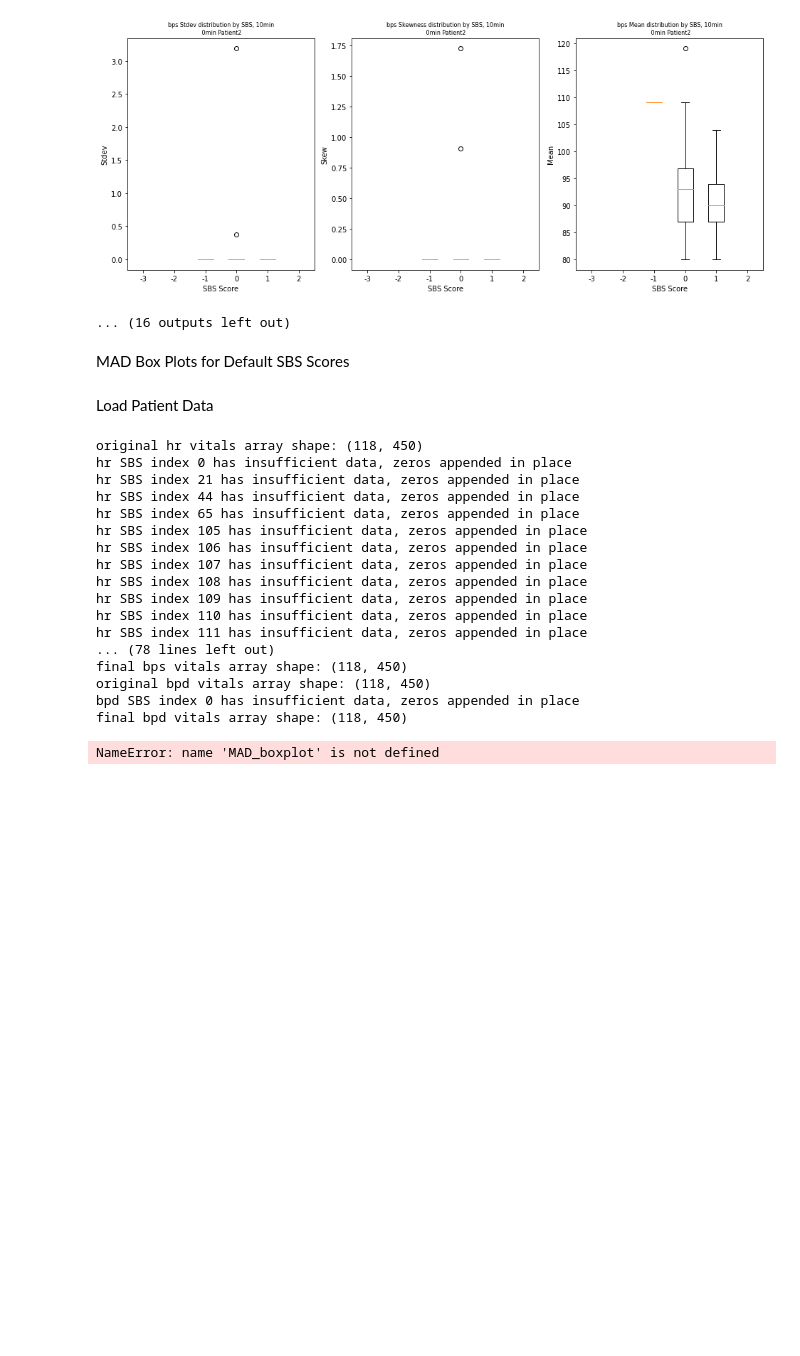
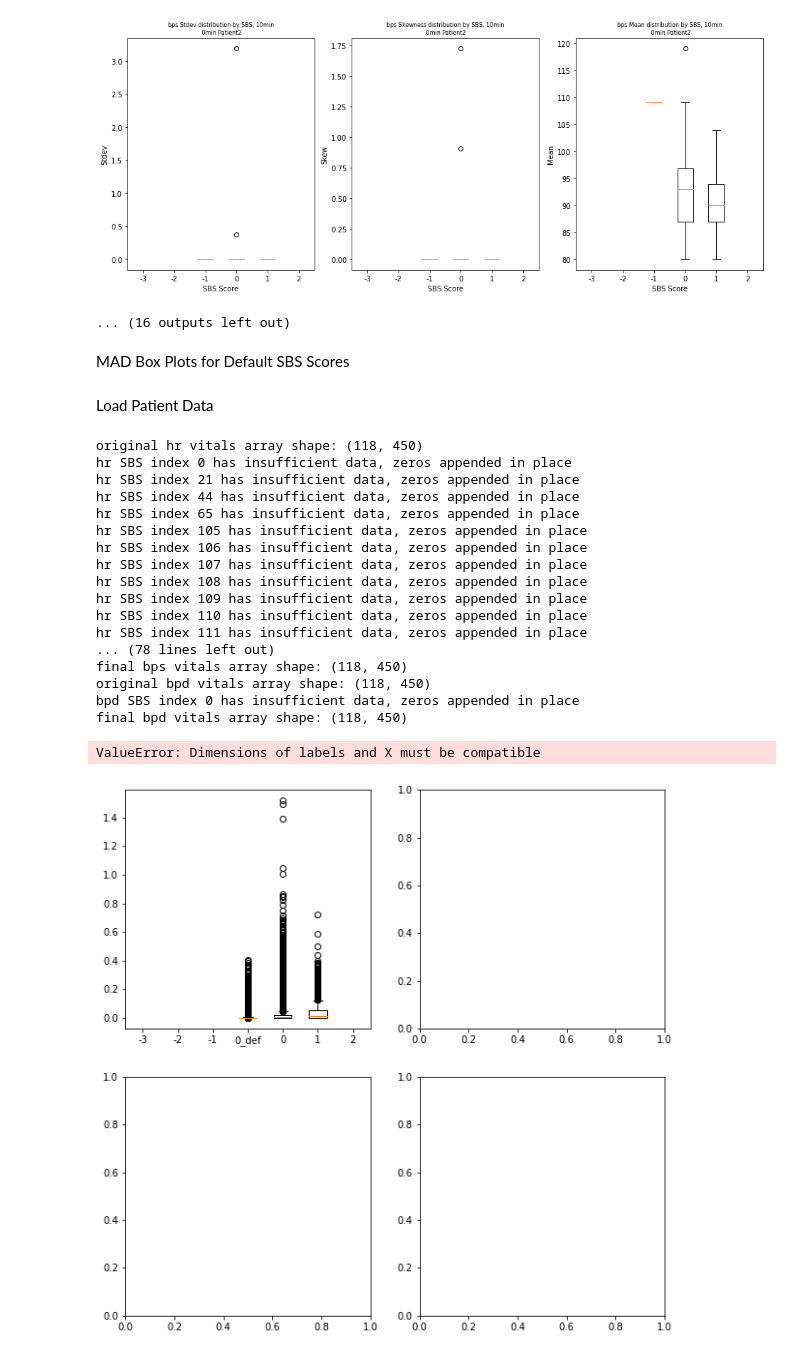
Before and after one commit to fyng/PedAccel, a Jupyter notebook: data_analysis/PythonPipeline/Visualizations/BoxPlots_ALL_Patients.ipynb, the cells around one changed output. Drawn from its saved outputs; the diff is of its cells as text; code cells hidden in the pictures; blank space fills up the shorter version.

Commit message:
combined preprocess + boxplots

```diff
--- a/data_analysis/PythonPipeline/Visualizations/BoxPlots_ALL_Patients.ipynb
+++ b/data_analysis/PythonPipeline/Visualizations/BoxPlots_ALL_Patients.ipynb
@@ -375,12 +374,12 @@ for patient in os.listdir(data_dir):
     # filter out non-directories
     patient_dir = os.path.join(data_dir, patient)
     if os.path.isdir(patient_dir):
-        # data_filepath_accel = os.path.join(patient_dir, f'{patient}_{lead_time}MIN_{slice_size_min - lead_time}MIN_Validated.mat')
+        data_filepath_accel = os.path.join(patient_dir, f'{patient}_SICKBAY_{lead_time}MIN_{slice_size_min - lead_time}MIN_Validated_Default.mat')
         data_filepath_vitals = os.path.join(patient_dir, f'{patient}_SICKBAY_{lead_time}MIN_{slice_size_min - lead_time}MIN_Validated_Default.mat')
 
-        # accel_data = loadmat(data_filepath_accel)
-        # x_mag = accel_data["x_mag"]
-        # accel_SBS = accel_data["sbs"].flatten()
+        accel_data = loadmat(data_filepath_accel)
+        x_mag = accel_data["x_mag"]
+        accel_SBS = accel_data["sbs"].flatten()
 
         vitals_data = loadmat(data_filepath_vitals)
         temp_hr = vitals_data['heart_rate']
@@ -416,40 +415,41 @@ for patient in os.listdir(data_dir):
         #Call Functions for Analysis for each patient here!
 
         # ACTIGRAPH BOX PLOTS
-        # ax1, sbs_mad_dict, sbs_mean_dict, sbs_stdev_dict, sbs_skew_dict = MAD_boxplot(accel_SBS, x_mag, window_size, show_outlier=True)
-        # ax1[0,0].set_title(f'MAD distribution by SBS, window=100, {lead_time}min\n {slice_size_min-lead_time}min ' + patient, fontsize = 8)
-        # ax1[0,1].set_title(f'MAD Skewness distribution by SBS, window=100, {lead_time}min\n {slice_size_min-lead_time}min ' + patient, fontsize = 8)
-        # ax1[1,0].set_title(f'MAD Mean distribution by SBS, window=100, {lead_time}min\n {slice_size_min-lead_time}min ' + patient, fontsize = 8)
-        # ax1[1,1].set_title(f'MAD Standard Deviation distribution by SBS, window=100, {lead_time}min\n {slice_size_min-lead_time}min ' + patient, fontsize = 8)
-        # plt.show()
+        ax1, sbs_mad_dict, sbs_mean_dict, sbs_stdev_dict, sbs_skew_dict = MAD_boxplot_default(accel_SBS, x_mag, window_size, show_outlier=True)
+        ax1[0,0].set_title(f'MAD distribution by SBS, window=100, {lead_time}min\n {slice_size_min-lead_time}min ' + patient, fontsize = 8)
+        ax1[0,1].set_title(f'MAD Skewness distribution by SBS, window=100, {lead_time}min\n {slice_size_min-lead_time}min ' + patient, fontsize = 8)
+        ax1[1,0].set_title(f'MAD Mean distribution by SBS, window=100, {lead_time}min\n {slice_size_min-lead_time}min ' + patient, fontsize = 8)
+        ax1[1,1].set_title(f'MAD Standard Deviation distribution by SBS, window=100, {lead_time}min\n {slice_size_min-lead_time}min ' + patient, fontsize = 8)
+        plt.show()
 
         #VITALS BOX PLOTS
         index = 0
         for k in  range(len(vitals_list)):
             signal = (np.array(vitals_list[k]))
             print(f'length of signal window for BoxPlot function: {len(signal[0])}') #should be the number of samples in a window
             ax2, sbs_mean_dict, sbs_stdev_dict, sbs_skew_dict = vitals_boxplot(vitals_SBS, signal, window_size, show_outlier=True) #boxplot function iterates through 2D array
             ax2[0].set_title(f'{vitals_names[index]} Stdev distribution by SBS, {lead_time}min\n {slice_size_min-lead_time}min ' + patient, fontsize = 8)
             ax2[1].set_title(f'{vitals_names[index]} Skewness distribution by SBS, {lead_time}min\n {slice_size_min-lead_time}min ' + patient, fontsize = 8)
             ax2[2].set_title(f'{vitals_names[index]} Mean distribution by SBS, {lead_time}min\n {slice_size_min-lead_time}min ' + patient, fontsize = 8)
             index+=1
             plt.show()
 # %% [output]
 original hr vitals array shape: (118, 450)
 hr SBS index 0 has insufficient data, zeros appended in place
 hr SBS index 21 has insufficient data, zeros appended in place
 hr SBS index 44 has insufficient data, zeros appended in place
 hr SBS index 65 has insufficient data, zeros appended in place
 hr SBS index 105 has insufficient data, zeros appended in place
 hr SBS index 106 has insufficient data, zeros appended in place
 hr SBS index 107 has insufficient data, zeros appended in place
 hr SBS index 108 has insufficient data, zeros appended in place
 hr SBS index 109 has insufficient data, zeros appended in place
 hr SBS index 110 has insufficient data, zeros appended in place
 hr SBS index 111 has insufficient data, zeros appended in place
 ... (78 lines left out)
 final bps vitals array shape: (118, 450)
 original bpd vitals array shape: (118, 450)
 bpd SBS index 0 has insufficient data, zeros appended in place
 final bpd vitals array shape: (118, 450)
-NameError: name 'MAD_boxplot' is not defined
+ValueError: Dimensions of labels and X must be compatible
+[figure, added]
```
Also changed, not shown: parts of 4 cells of this notebook, 3 other files.
